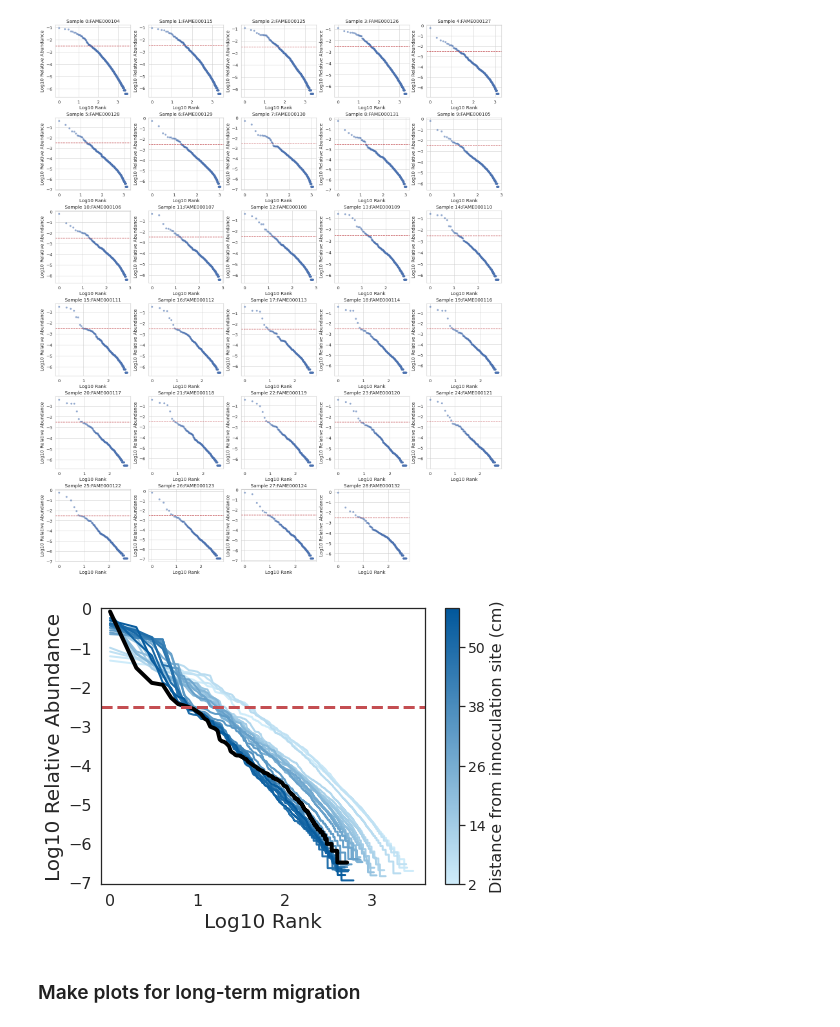
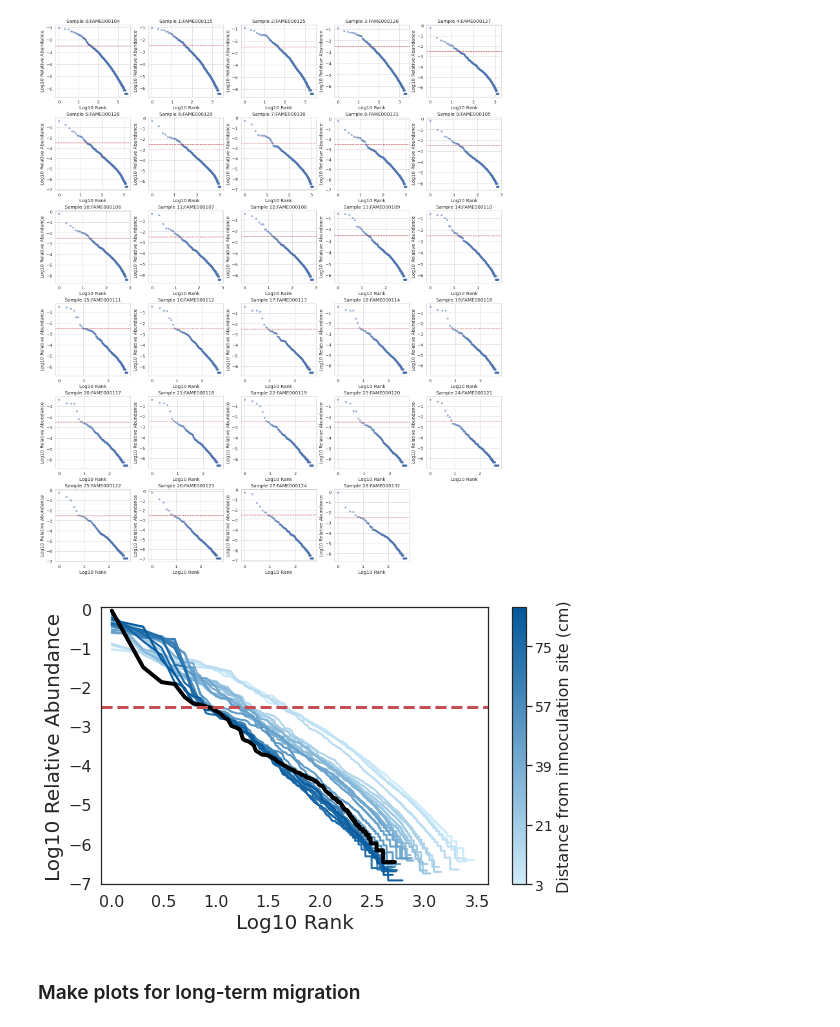
Before and after one commit to susiegriggo/Comigration_TubeExperiment_Analysis, a Jupyter notebook: code/curves_rank_abundance.ipynb, the cells around one changed output. Cells and saved outputs as stored; diff of their text form; code cells hidden in the pictures.

Commit message:
fix distance on x axis

```diff
--- a/code/curves_rank_abundance.ipynb
+++ b/code/curves_rank_abundance.ipynb
@@ -97,18 +97,3 @@ plt.ylabel('Number of Genera Identified')
 # %% [output]
 Text(0, 0.5, 'Number of Genera Identified')
 [figure]
-# %%
-# set the confidence level to 0.1
-confidence_plot = residual_species_rarefaction[residual_species_rarefaction['portion'] == 0.1]
-
-plt.figure(figsize=(6, 4))
-sns.set(style="white", font_scale=1.0)
-sns.lineplot(data = confidence_plot[confidence_plot['order'] != 29].drop_duplicates(), x = 'order', y = 'count', linewidth=2, color = 'black')
-sns.scatterplot(data = confidence_plot[confidence_plot['order'] == 29].drop_duplicates(), x = 'order', y = 'count', color = '#e41a1c', s = 150,  edgecolor='black', linewidth=2)
-plt.ylim((0,3100))
-plt.xlabel('Residual Community Sample')
-plt.ylabel('Species Richness')
-
-# Save the figure to a file
-plt.savefig('../figures/long_term_migration_species_richness_plot.png', dpi=300, bbox_inches='tight')
-plt.show()
@@ -116,0 +100,16 @@ plt.show()
+# %%
+# set the confidence level to 0.1
+confidence_plot = residual_species_rarefaction[residual_species_rarefaction['portion'] == 0.1]
+confidence_plot['distance'] = (confidence_plot['order'] -1)* 3
+
+plt.figure(figsize=(6, 4))
+sns.set(style="white", font_scale=1.2)
+sns.lineplot(data = confidence_plot[confidence_plot['order'] != 29].drop_duplicates(), x = 'distance', y = 'count', linewidth=2, color = 'black')
+sns.scatterplot(data = confidence_plot[confidence_plot['order'] == 29].drop_duplicates(), x = 'distance', y = 'count', color = '#e41a1c', s = 150,  edgecolor='black', linewidth=2)
+plt.ylim((0,3100))
+plt.xlabel('Distance (cms)')
+plt.ylabel('Species Richness')
+
+# Save the figure to a file
+plt.savefig('../figures/long_term_migration_species_richness_plot.png', dpi=300, bbox_inches='tight')
+plt.show()
@@ -294,7 +313,7 @@ from matplotlib.colors import LinearSegmentedColormap
 cmap = LinearSegmentedColormap.from_list("gradient", ["#CFECFA", "#01579B"])
 
 # Create a wider figure
-fig, ax = plt.subplots(figsize=(7, 5))  # Increased width for better layout
+fig, ax = plt.subplots(figsize=(8, 5))  # Increased width for better layout
 sns.set(style="white", font_scale=1.2)
 
 # Normalize sample indices to map them to the color gradient
@@ -327,35 +346,35 @@ ax.set_xlim((-0.1, 3.6))
 ax.set_ylim((bracken_species_table_abund.apply(lambda x: np.log10(x[x != 0].min())).min() - 0.1,
              bracken_species_table_abund.apply(lambda x: np.log10(x.max())).max() + 0.1))
 ax.set_xlabel('Log10 Rank', fontsize=20)
 ax.set_ylabel('Log10 Relative Abundance', fontsize=20)
 
 # Increase the size of x and y ticks
 ax.tick_params(axis='x', labelsize=16)
 ax.tick_params(axis='y', labelsize=16)
 
 # Create a colorbar as a gradient key
 sm = plt.cm.ScalarMappable(cmap=cmap, norm=norm)
 sm.set_array([])
 cbar = fig.colorbar(sm, ax=ax, orientation="vertical")
 
 # Generate rounded tick values
 rounded_ticks = np.arange(0, len(samples) + 1, step=round(len(samples) / 5))  # Adjust the step for spacing
-transformed_ticks = 2 * (rounded_ticks + 1)
+transformed_ticks = 3 * (rounded_ticks + 1)
 
 # Set the ticks and labels to be more rounded numbers
 cbar.set_ticks(rounded_ticks)
 cbar.set_ticklabels([f'{int(tick)}' for tick in transformed_ticks])
 
 cbar.set_label('Distance from innoculation site (cm)', fontsize=16)
 cbar.ax.tick_params(labelsize=14)
 
 # Adjust layout to prevent white space
 plt.subplots_adjust(right=0.75)  # Adjust the right margin to fit the colorbar
 plt.tight_layout()
 plt.savefig('../figures/residual_community_rank_abundance.png', dpi=300)
 plt.show()
 # %% [output]
-[figure, old version]
+[figure, new version]
 # %% [markdown]
 ### Make plots for long-term migration
 # %%
```
Also changed, not shown: parts of 3 cells of this notebook.
